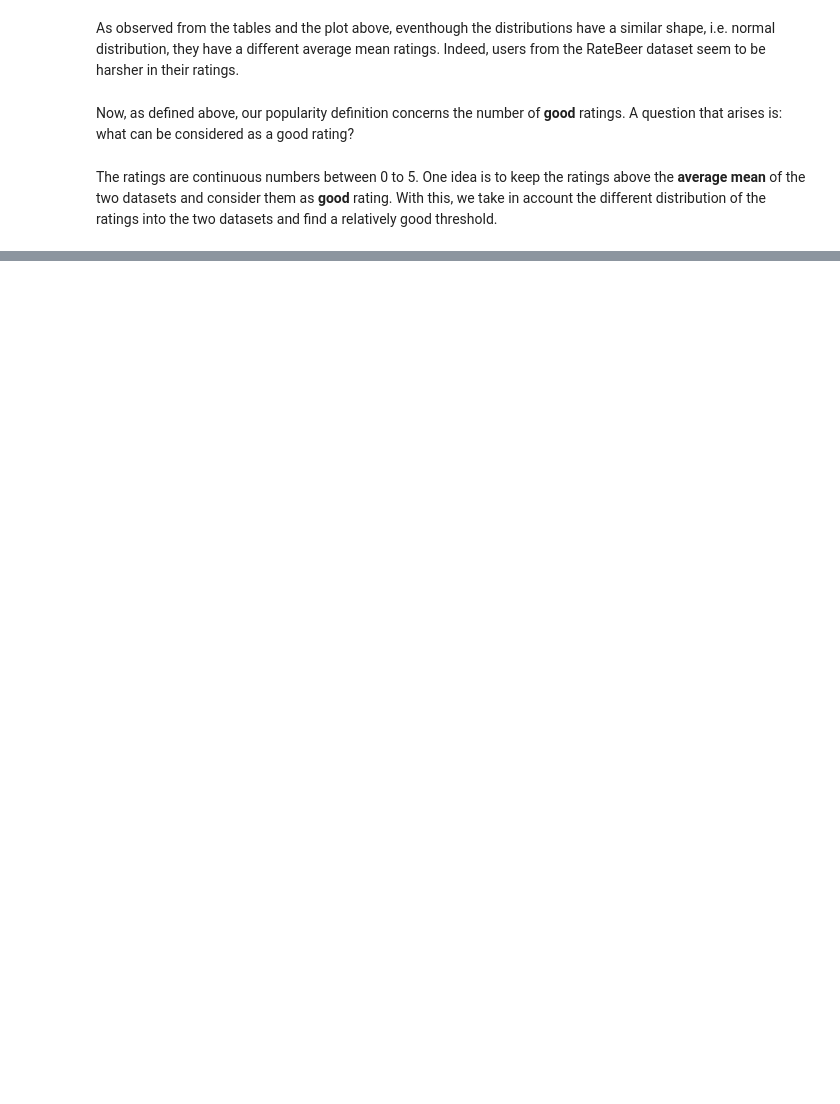
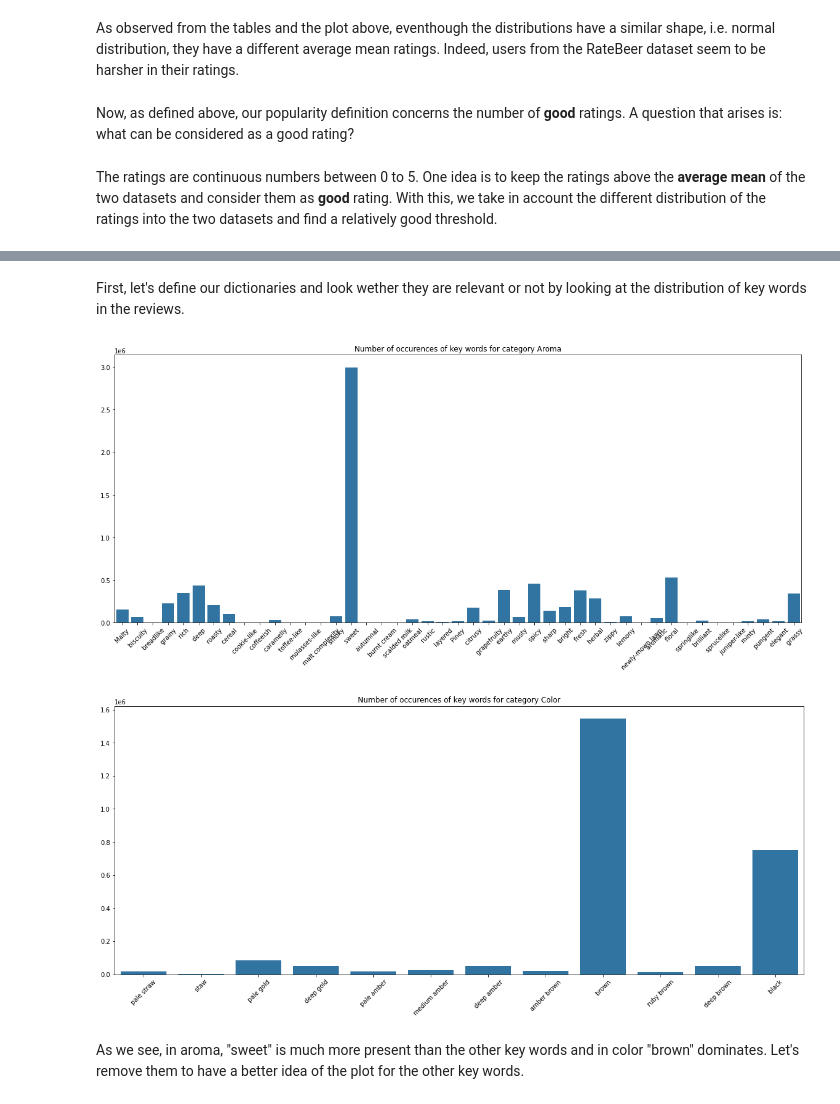
Before and after one commit to epfl-ada/ada-2023-project-datababes, a Jupyter notebook: eda.ipynb, the cells around one changed output, grey strips where cells are left out. Saved outputs shown, nothing was run; the diff lists cells and outputs as text; code cells hidden in the pictures; blank space fills up the shorter version.

```diff
--- a/eda.ipynb
+++ b/eda.ipynb
@@ -128,0 +152,2 @@ Mean rating in RateBeer: 3.285543157793643
+# %% [markdown]
+First, let's define our dictionaries and look wether they are relevant or not by looking at the distribution of key words in the reviews.
@@ -128,0 +168,34 @@ Mean rating in RateBeer: 3.285543157793643
+# %%
+texts_BA = []
+with open('data/BeerAdvocate/reviews_BeerAdvocate.txt') as f:
+    for i,l in enumerate(f):
+        splitted = l.split(':')
+        if 'text' in splitted[0]:
+            texts_BA.append(splitted[1].replace('\n',''))
+# %%
+texts = texts_BA + texts_RB
+# %%
+key_words_lists = [aroma, color]
+key_words_dict = [aroma_dict, color_dict]
+categories = ["Aroma", "Color"]
+# %%
+for i, ls in enumerate(key_words_lists):
+    current_dict = key_words_dict[i]
+
+    for w in ls:
+        for text in texts:
+            if w in text:
+                current_dict[w] += 1
+# %%
+# plotting the occurences per catefory
+for i,d in enumerate(key_words_dict):
+    category = categories[i]
+    plt.figure(figsize=(20,8))
+    sns.barplot(x=d.keys(), y=d.values())
+    plt.title('Number of occurences of key words for category ' + category)
+    plt.xticks(rotation=45)
+# %% [output]
+[figure, added]
+[figure, added]
+# %% [markdown]
+As we see, in aroma, "sweet" is much more present than the other key words and in color "brown" dominates. Let's remove them to have a better idea of the plot for the other key words.
```
Also changed, not shown: parts of 21 cells of this notebook.
